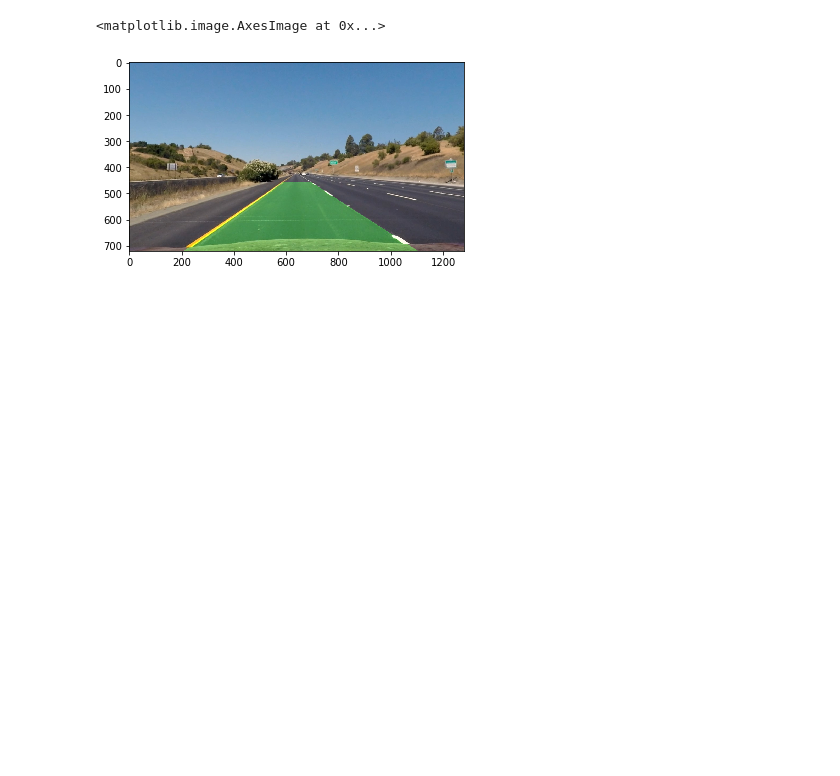
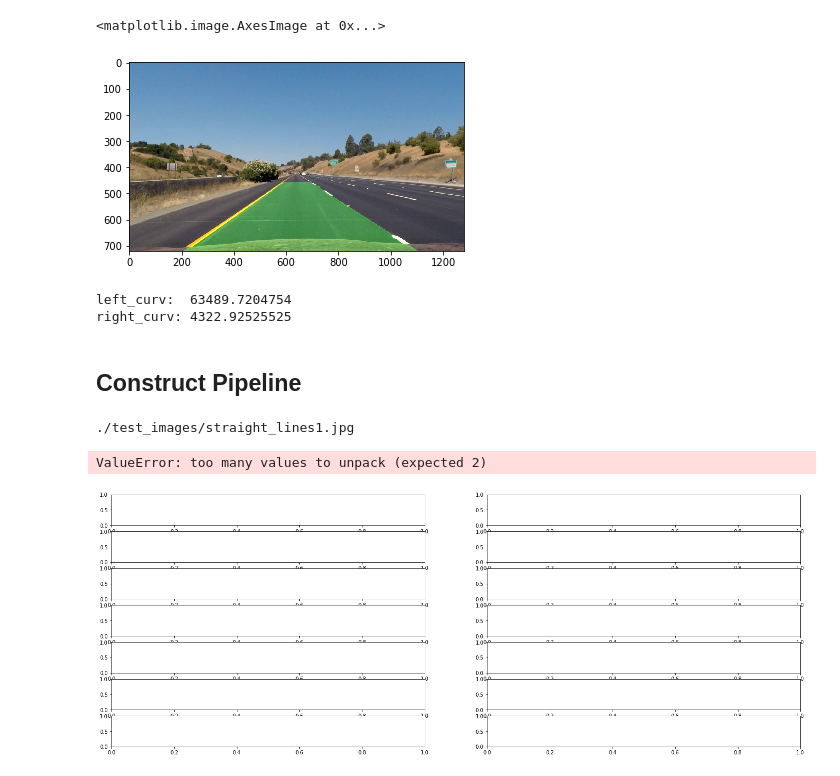
Before and after one commit to sd37/CarND-Advanced-Lane-Lines, a Jupyter notebook: solution.ipynb, the cells around one changed output. Saved outputs shown, nothing was run; the diff lists cells and outputs as text; code cells hidden in the pictures; blank space fills up the shorter version.

```diff
--- a/solution.ipynb
+++ b/solution.ipynb
@@ -500,4 +500,52 @@ plt.imshow(lane_img)
 # test calculation of radius of curvature
 
 left_curv, right_curv = compute_radc(leftx=left_fitx,rightx=right_fitx)
-print("left_curv: "left_curv)
+print("left_curv: ", left_curv)
+print("right_curv:", right_curv)
+# %% [output]
+left_curv:  63489.7204754
+right_curv: 4322.92525525
+# %% [markdown]
+## Construct Pipeline
+# %%
+def pipeline(image):
+    undistorted = cal_undistort(image, objpoints, imgpoints)
+    col_grad_b = combined_grad_color_binary(undistorted)
+    warp, M, Minv = gen_birds_eye_view(col_grad_b)
+    left_fit, right_fit = detect_lane_lines(warp, details=False)
+
+    return warp, left_fit, right_fit
+
+def pipeline_with_draw_lanes(image):
+    warp, left_fit, right_fit = pipeline(image)
+    ploty = np.linspace(0, warp.shape[0]-1, warp.shape[0] )
+    left_fitx = left_fit[0]*ploty**2 + left_fit[1]*ploty + left_fit[2]
+    right_fitx = right_fit[0]*ploty**2 + right_fit[1]*ploty + right_fit[2]
+
+    lane_img = draw_lanes(warp, left_fitx, right_fitx, Minv, image)
+
+    return lane_img
+# %%
+# test pipeline
+
+images = glob.glob('./test_images/*.jpg')
+
+for fname in images:
+    print(fname)
+    image = cv2.imread(fname)
+    image = cv2.cvtColor(image,cv2.COLOR_BGR2RGB)
+
+    img_lane = pipeline_with_draw_lanes(image)
+
+    # Plot the result
+    f, (ax1, ax2) = plt.subplots(1, 2, figsize=(24, 9))
+    f.tight_layout()
+    ax1.imshow(image)
+    ax1.set_title('Original Image', fontsize=50)
+    ax2.imshow(img_lane)
+    ax2.set_title('Lane Image', fontsize=50)
+    plt.subplots_adjust(left=0., right=1, top=0.9, bottom=0.)
+# %% [output]
+./test_images/straight_lines1.jpg
+ValueError: too many values to unpack (expected 2)
+[figure, added]
```
